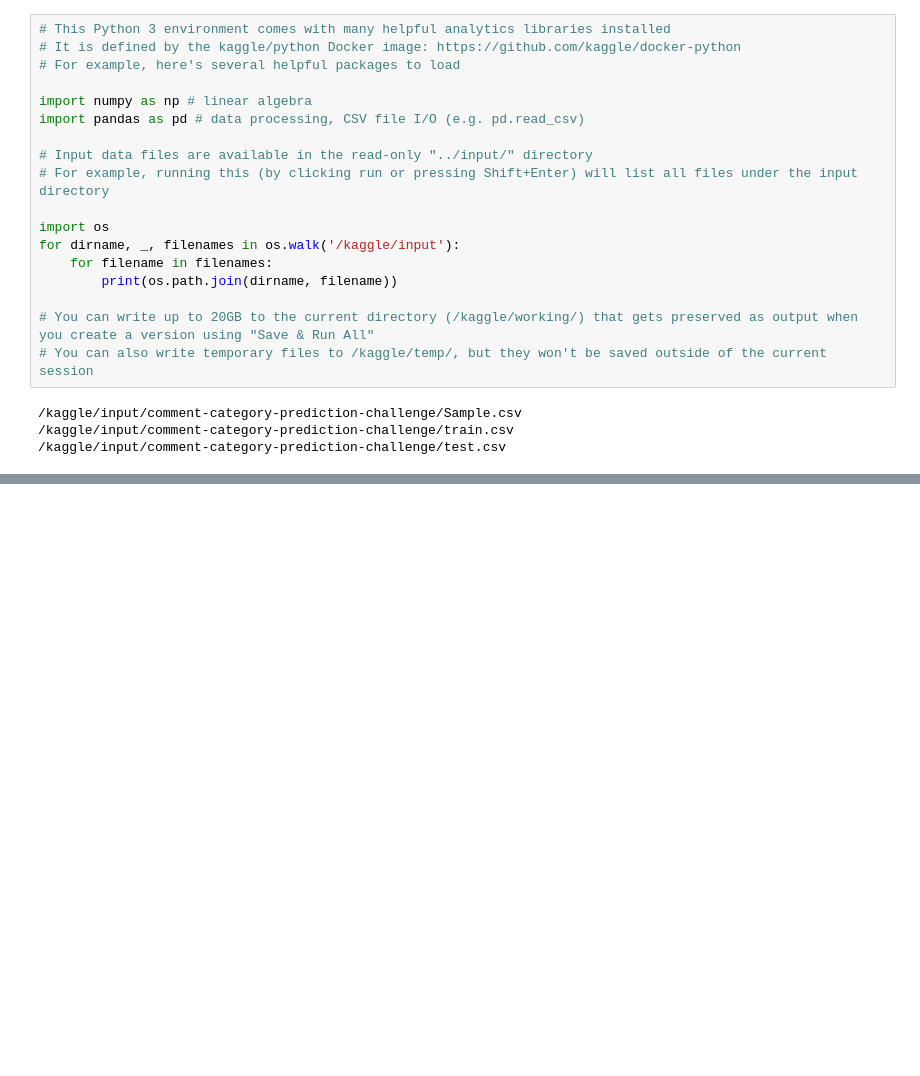
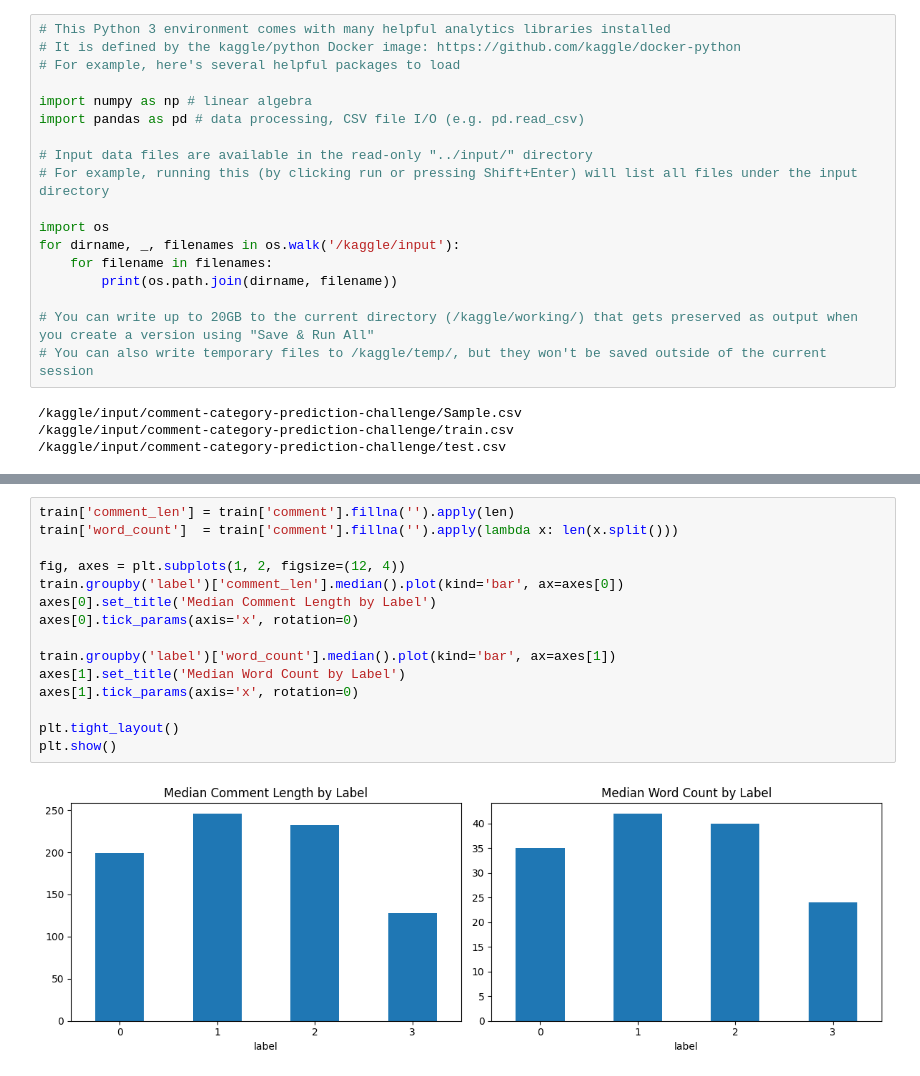
Before and after one commit to akashjhaiitmbs/dlgenaiproject, a Jupyter notebook: notebooks/22f2000701-notebook-t12026.ipynb, the cells around one changed output, grey strips where cells are left out. Cells and saved outputs as stored; diff of their text form; blank space fills up the shorter version.

```diff
--- a/notebooks/22f2000701-notebook-t12026.ipynb
+++ b/notebooks/22f2000701-notebook-t12026.ipynb
@@ -220,0 +147,17 @@ test_preds = np.argmax(test_preds, axis=1)
+# %%
+train['comment_len'] = train['comment'].fillna('').apply(len)
+train['word_count']  = train['comment'].fillna('').apply(lambda x: len(x.split()))
+
+fig, axes = plt.subplots(1, 2, figsize=(12, 4))
+train.groupby('label')['comment_len'].median().plot(kind='bar', ax=axes[0])
+axes[0].set_title('Median Comment Length by Label')
+axes[0].tick_params(axis='x', rotation=0)
+
+train.groupby('label')['word_count'].median().plot(kind='bar', ax=axes[1])
+axes[1].set_title('Median Word Count by Label')
+axes[1].tick_params(axis='x', rotation=0)
+
+plt.tight_layout()
+plt.show()
+# %% [output]
+[figure, added]
```
Also changed, not shown: parts of 52 cells of this notebook.
